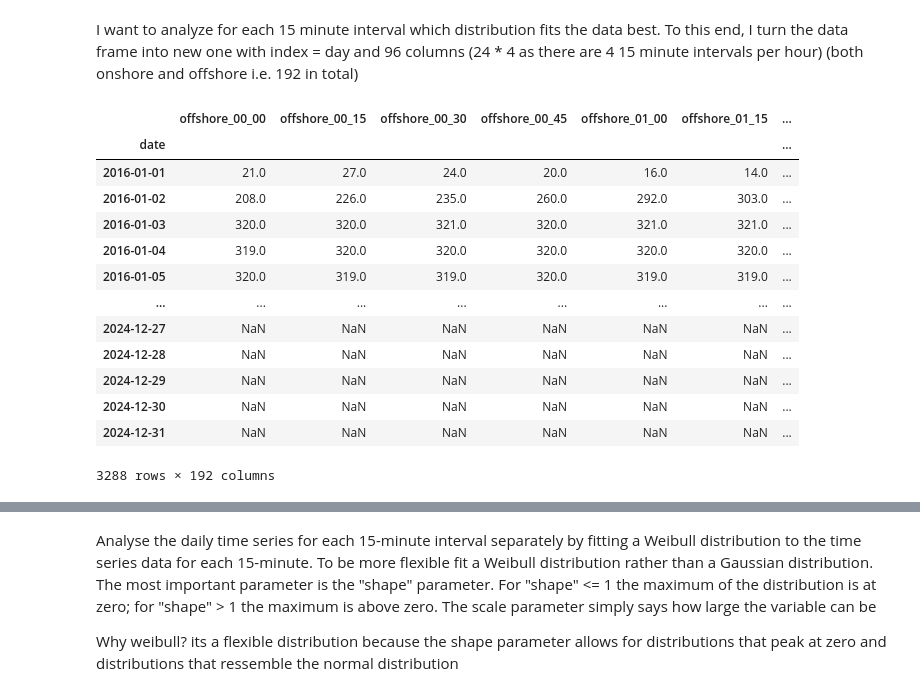
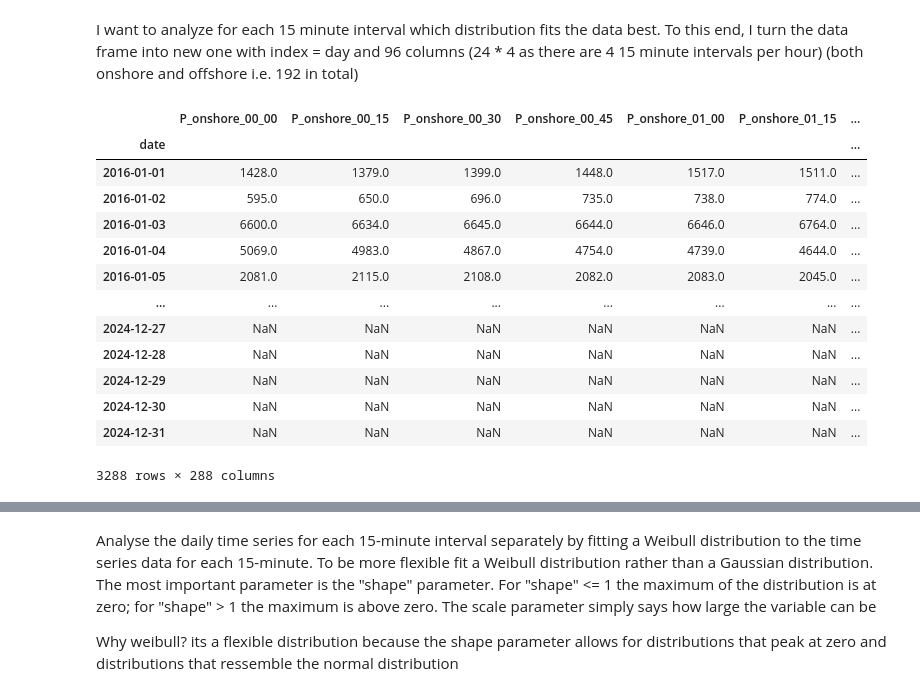
Before and after one commit to Manuel3567/master-thesis, a Jupyter notebook: notebooks/002_electricity_generation.ipynb, the cells around one changed output, grey strips where cells are left out. Saved outputs shown, nothing was run; the diff lists cells and outputs as text; code cells hidden in the pictures.

Commit message:
add function to add previous day values, calculate day-to-day differences, and plot time deltas for each interval

```diff
--- a/notebooks/002_electricity_generation.ipynb
+++ b/notebooks/002_electricity_generation.ipynb
@@ -13,7 +14,7 @@ from analysis.first_analysis import *
 # %% [markdown]
 ### Loading 50Hertz Data
 # %%
-aggregated_power = datasets.load_entsoe()
+aggregated_power = load_entsoe()
 # %% [markdown]
 ### explorative_analysis(df)
 # %%
@@ -82,20 +60,20 @@ Plotting histogram for: onshore for 2016-01-01 - 2024-12-31
 # %% [markdown]
 I want to analyze for each 15 minute interval which distribution fits the data best. To this end, I turn the data frame into new one with index = day and 96 columns (24 * 4 as there are 4 15 minute intervals per hour) (both onshore and offshore i.e. 192 in total)
 # %%
-reshaped = minute_to_daily_50Hertz(aggregated_power)
+reshaped = add_previous_day_and_calculate_differences(aggregated_power)
 reshaped
 # %% [output]
-|  | offshore_00_00 | offshore_00_15 | offshore_00_30 | offshore_00_45 | offshore_01_00 | offshore_01_15 | ... |
+|  | P_onshore_00_00 | P_onshore_00_15 | P_onshore_00_30 | P_onshore_00_45 | P_onshore_01_00 | P_onshore_01_15 | ... |
 | date |  |  |  |  |  |  | ... |
-| 2016-01-01 | 21.0 | 27.0 | 24.0 | 20.0 | 16.0 | 14.0 | ... |
-| 2016-01-02 | 208.0 | 226.0 | 235.0 | 260.0 | 292.0 | 303.0 | ... |
-| 2016-01-03 | 320.0 | 320.0 | 321.0 | 320.0 | 321.0 | 321.0 | ... |
-| 2016-01-04 | 319.0 | 320.0 | 320.0 | 320.0 | 320.0 | 320.0 | ... |
-| 2016-01-05 | 320.0 | 319.0 | 319.0 | 320.0 | 319.0 | 319.0 | ... |
+| 2016-01-01 | 1428.0 | 1379.0 | 1399.0 | 1448.0 | 1517.0 | 1511.0 | ... |
+| 2016-01-02 | 595.0 | 650.0 | 696.0 | 735.0 | 738.0 | 774.0 | ... |
+| 2016-01-03 | 6600.0 | 6634.0 | 6645.0 | 6644.0 | 6646.0 | 6764.0 | ... |
+| 2016-01-04 | 5069.0 | 4983.0 | 4867.0 | 4754.0 | 4739.0 | 4644.0 | ... |
+| 2016-01-05 | 2081.0 | 2115.0 | 2108.0 | 2082.0 | 2083.0 | 2045.0 | ... |
 | ... | ... | ... | ... | ... | ... | ... | ... |
 | 2024-12-27 | NaN | NaN | NaN | NaN | NaN | NaN | ... |
 | 2024-12-28 | NaN | NaN | NaN | NaN | NaN | NaN | ... |
 | 2024-12-29 | NaN | NaN | NaN | NaN | NaN | NaN | ... |
 | 2024-12-30 | NaN | NaN | NaN | NaN | NaN | NaN | ... |
 | 2024-12-31 | NaN | NaN | NaN | NaN | NaN | NaN | ... |
-3288 rows × 192 columns
+3288 rows × 288 columns
```
Also changed, not shown: parts of 3 cells of this notebook, 7 other files.
